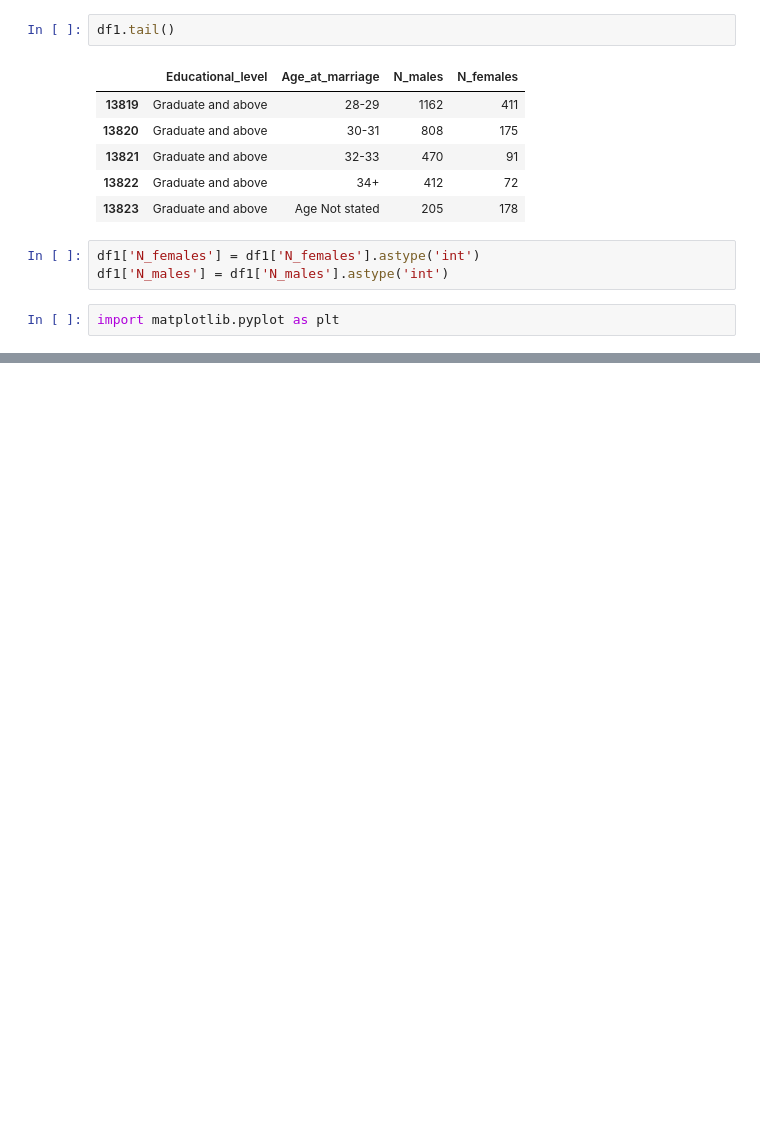
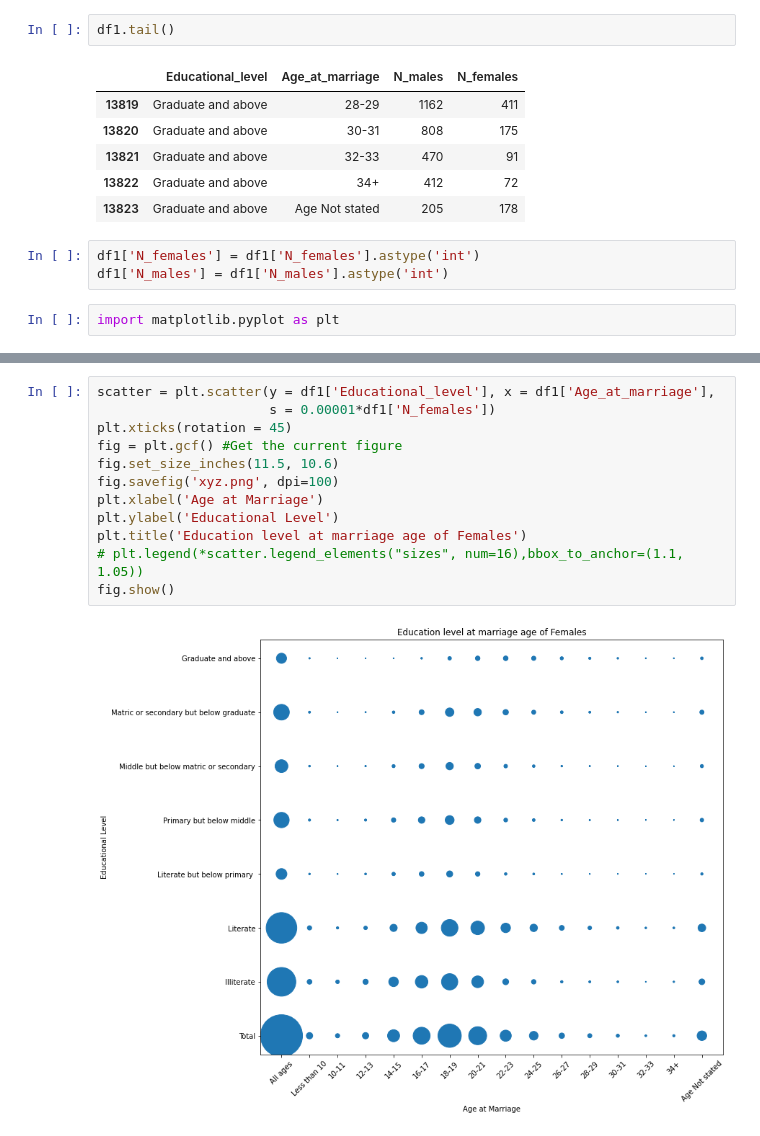
Before and after one commit to yesdeepakmittal/indiacensus, a Jupyter notebook: Education_at_df_Marriage_age.ipynb, the cells around one changed output, grey strips where cells are left out. Drawn from its saved outputs; the diff is of its cells as text; blank space fills up the shorter version.

```diff
--- a/Education_at_df_Marriage_age.ipynb
+++ b/Education_at_df_Marriage_age.ipynb
@@ -130,0 +118,14 @@ fig.show()
+# %%
+scatter = plt.scatter(y = df1['Educational_level'], x = df1['Age_at_marriage'],
+                      s = 0.00001*df1['N_females'])
+plt.xticks(rotation = 45)
+fig = plt.gcf() #Get the current figure
+fig.set_size_inches(11.5, 10.6)
+fig.savefig('xyz.png', dpi=100)
+plt.xlabel('Age at Marriage')
+plt.ylabel('Educational Level')
+plt.title('Education level at marriage age of Females')
+# plt.legend(*scatter.legend_elements("sizes", num=16),bbox_to_anchor=(1.1, 1.05))
+fig.show()
+# %% [output]
+[figure, added]
```
Also changed, not shown: parts of 3 cells of this notebook.
